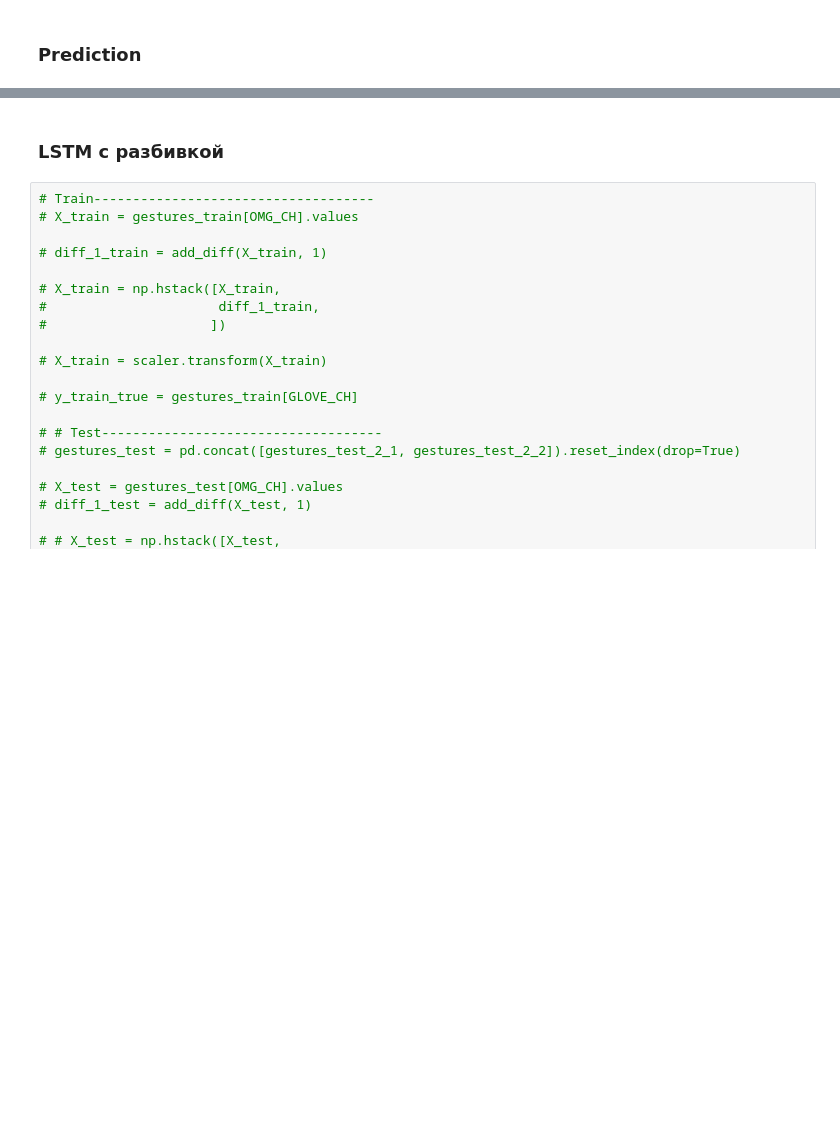
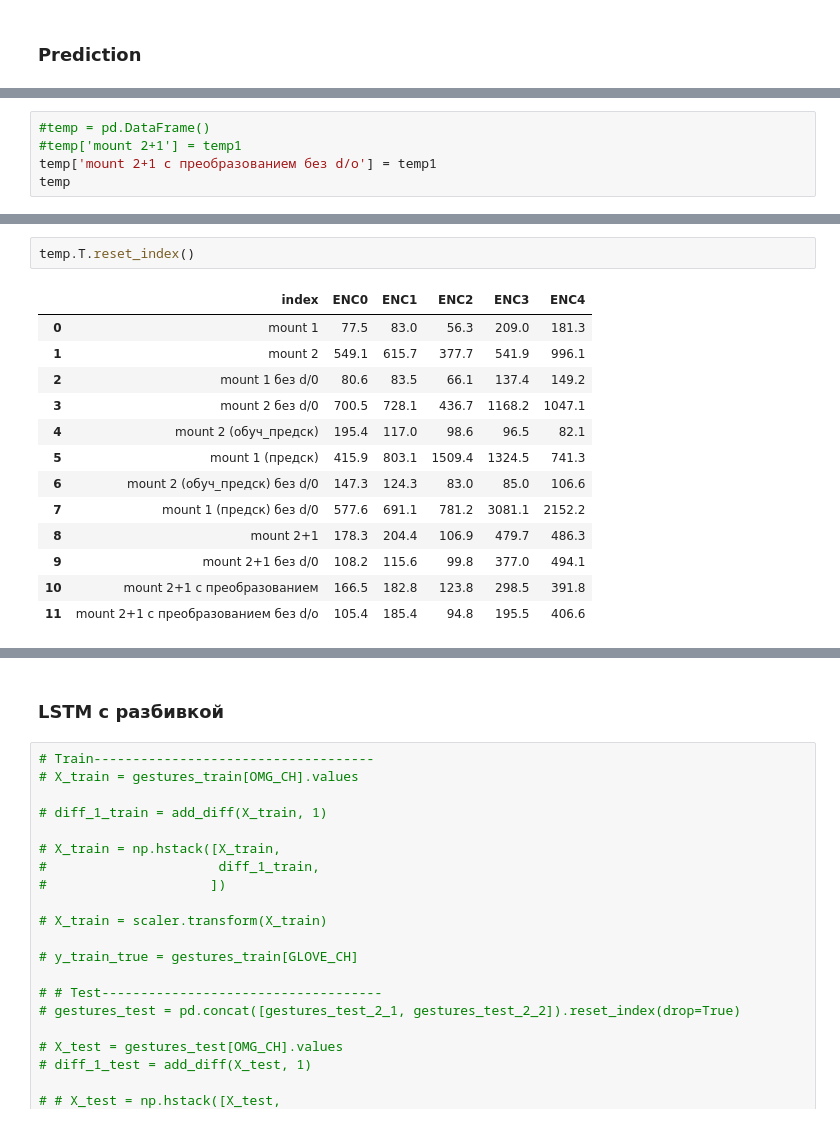
Before and after one commit to Internship-moto/Gestures_3, a Jupyter notebook: notebooks/Gestures_3.ipynb, the cells around one changed output, grey strips where cells are left out. Saved outputs shown, nothing was run; the diff lists cells and outputs as text; blank space fills up the shorter version.

```diff
--- a/notebooks/Gestures_3.ipynb
+++ b/notebooks/Gestures_3.ipynb
@@ -641,0 +984,5 @@ web_plot(split_metrics[['40-10','30-10']])
+# %%
+#temp = pd.DataFrame()
+#temp['mount 2+1'] = temp1
+temp['mount 2+1 c преобразованием без d/o'] = temp1
+temp
@@ -641,0 +996,16 @@ web_plot(split_metrics[['40-10','30-10']])
+# %%
+temp.T.reset_index()
+# %% [output]
+|  | index | ENC0 | ENC1 | ENC2 | ENC3 | ENC4 |
+| 0 | mount 1 | 77.5 | 83.0 | 56.3 | 209.0 | 181.3 |
+| 1 | mount 2 | 549.1 | 615.7 | 377.7 | 541.9 | 996.1 |
+| 2 | mount 1 без d/0 | 80.6 | 83.5 | 66.1 | 137.4 | 149.2 |
+| 3 | mount 2 без d/0 | 700.5 | 728.1 | 436.7 | 1168.2 | 1047.1 |
+| 4 | mount 2 (обуч_предск) | 195.4 | 117.0 | 98.6 | 96.5 | 82.1 |
+| 5 | mount 1 (предск) | 415.9 | 803.1 | 1509.4 | 1324.5 | 741.3 |
+| 6 | mount 2 (обуч_предск) без d/0 | 147.3 | 124.3 | 83.0 | 85.0 | 106.6 |
+| 7 | mount 1 (предск) без d/0 | 577.6 | 691.1 | 781.2 | 3081.1 | 2152.2 |
+| 8 | mount 2+1 | 178.3 | 204.4 | 106.9 | 479.7 | 486.3 |
+| 9 | mount 2+1 без d/0 | 108.2 | 115.6 | 99.8 | 377.0 | 494.1 |
+| 10 | mount 2+1 c преобразованием | 166.5 | 182.8 | 123.8 | 298.5 | 391.8 |
+| 11 | mount 2+1 c преобразованием без d/o | 105.4 | 185.4 | 94.8 | 195.5 | 406.6 |
```
Also changed, not shown: parts of 64 cells of this notebook.
